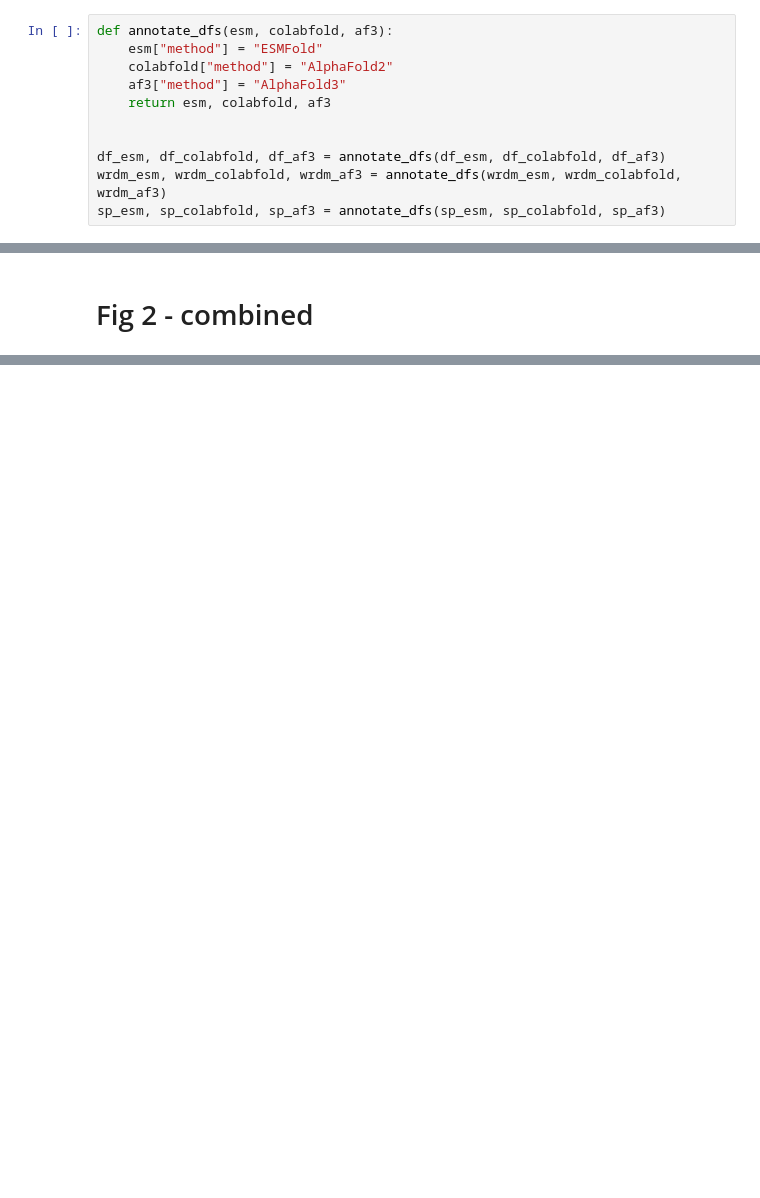
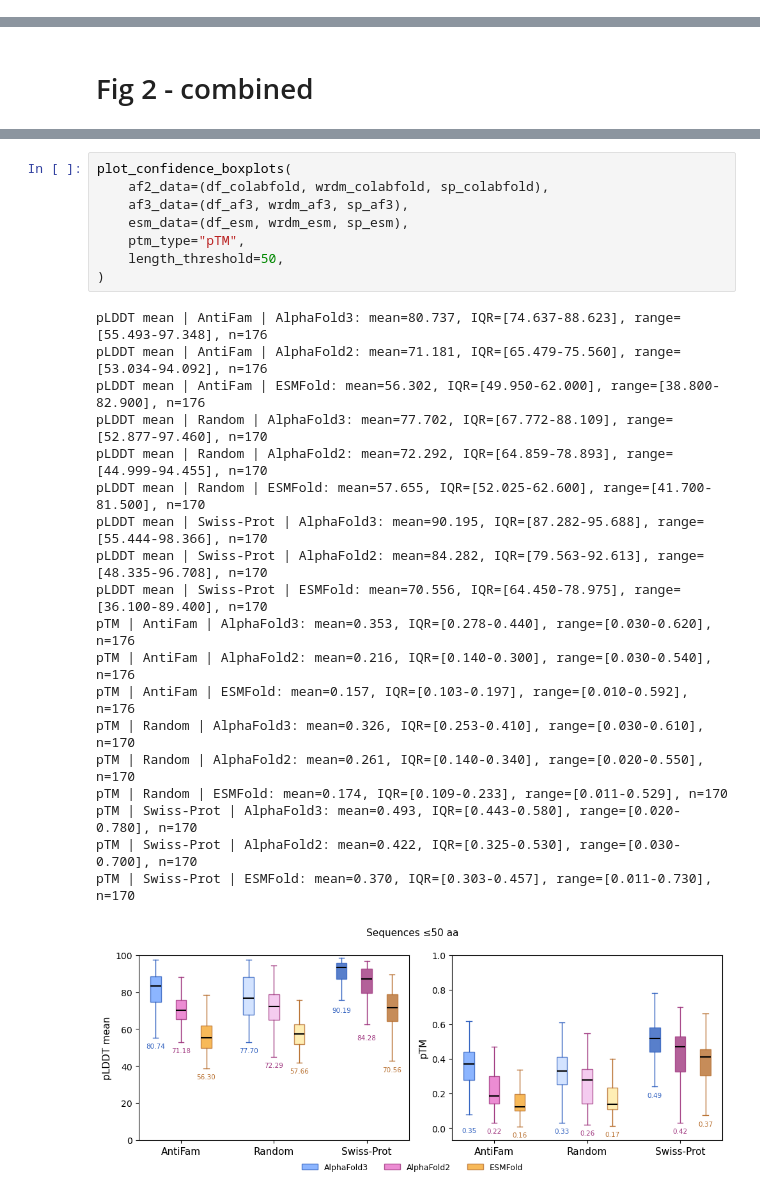
Before and after one commit to 0rra/fold_unfold2, a Jupyter notebook: part1_refoldunfold/3_results_plotting/plot_figures.ipynb, the cells around one changed output, grey strips where cells are left out. Saved outputs shown, nothing was run; the diff lists cells and outputs as text; blank space fills up the shorter version.

```diff
--- a/part1_refoldunfold/3_results_plotting/plot_figures.ipynb
+++ b/part1_refoldunfold/3_results_plotting/plot_figures.ipynb
@@ -53,11 +204,0 @@ wrdm_esm["pae pTM"] = "0"
-# %%
-def annotate_dfs(esm, colabfold, af3):
-    esm["method"] = "ESMFold"
-    colabfold["method"] = "AlphaFold2"
-    af3["method"] = "AlphaFold3"
-    return esm, colabfold, af3
-
-
-df_esm, df_colabfold, df_af3 = annotate_dfs(df_esm, df_colabfold, df_af3)
-wrdm_esm, wrdm_colabfold, wrdm_af3 = annotate_dfs(wrdm_esm, wrdm_colabfold, wrdm_af3)
-sp_esm, sp_colabfold, sp_af3 = annotate_dfs(sp_esm, sp_colabfold, sp_af3)
@@ -627,0 +888,28 @@ ANF00138_seq_3      56        63.9  0.423       0    ESM
+# %%
+plot_confidence_boxplots(
+    af2_data=(df_colabfold, wrdm_colabfold, sp_colabfold),
+    af3_data=(df_af3, wrdm_af3, sp_af3),
+    esm_data=(df_esm, wrdm_esm, sp_esm),
+    ptm_type="pTM",
+    length_threshold=50,
+)
+# %% [output]
+pLDDT mean | AntiFam | AlphaFold3: mean=80.737, IQR=[74.637-88.623], range=[55.493-97.348], n=176
+pLDDT mean | AntiFam | AlphaFold2: mean=71.181, IQR=[65.479-75.560], range=[53.034-94.092], n=176
+pLDDT mean | AntiFam | ESMFold: mean=56.302, IQR=[49.950-62.000], range=[38.800-82.900], n=176
+pLDDT mean | Random | AlphaFold3: mean=77.702, IQR=[67.772-88.109], range=[52.877-97.460], n=170
+pLDDT mean | Random | AlphaFold2: mean=72.292, IQR=[64.859-78.893], range=[44.999-94.455], n=170
+pLDDT mean | Random | ESMFold: mean=57.655, IQR=[52.025-62.600], range=[41.700-81.500], n=170
+pLDDT mean | Swiss-Prot | AlphaFold3: mean=90.195, IQR=[87.282-95.688], range=[55.444-98.366], n=170
+pLDDT mean | Swiss-Prot | AlphaFold2: mean=84.282, IQR=[79.563-92.613], range=[48.335-96.708], n=170
+pLDDT mean | Swiss-Prot | ESMFold: mean=70.556, IQR=[64.450-78.975], range=[36.100-89.400], n=170
+pTM | AntiFam | AlphaFold3: mean=0.353, IQR=[0.278-0.440], range=[0.030-0.620], n=176
+pTM | AntiFam | AlphaFold2: mean=0.216, IQR=[0.140-0.300], range=[0.030-0.540], n=176
+pTM | AntiFam | ESMFold: mean=0.157, IQR=[0.103-0.197], range=[0.010-0.592], n=176
+pTM | Random | AlphaFold3: mean=0.326, IQR=[0.253-0.410], range=[0.030-0.610], n=170
+pTM | Random | AlphaFold2: mean=0.261, IQR=[0.140-0.340], range=[0.020-0.550], n=170
+pTM | Random | ESMFold: mean=0.174, IQR=[0.109-0.233], range=[0.011-0.529], n=170
+pTM | Swiss-Prot | AlphaFold3: mean=0.493, IQR=[0.443-0.580], range=[0.020-0.780], n=170
+pTM | Swiss-Prot | AlphaFold2: mean=0.422, IQR=[0.325-0.530], range=[0.030-0.700], n=170
+pTM | Swiss-Prot | ESMFold: mean=0.370, IQR=[0.303-0.457], range=[0.011-0.730], n=170
+[figure, added]
```
Also changed, not shown: parts of 47 cells of this notebook, 20 other files.
